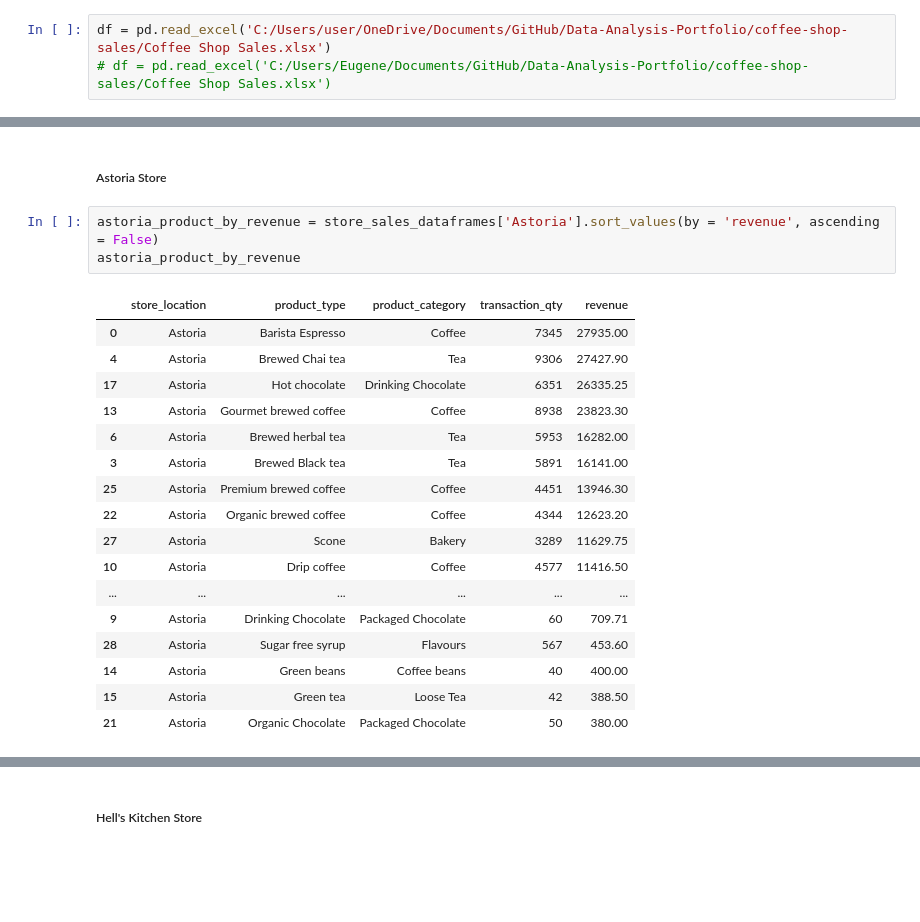
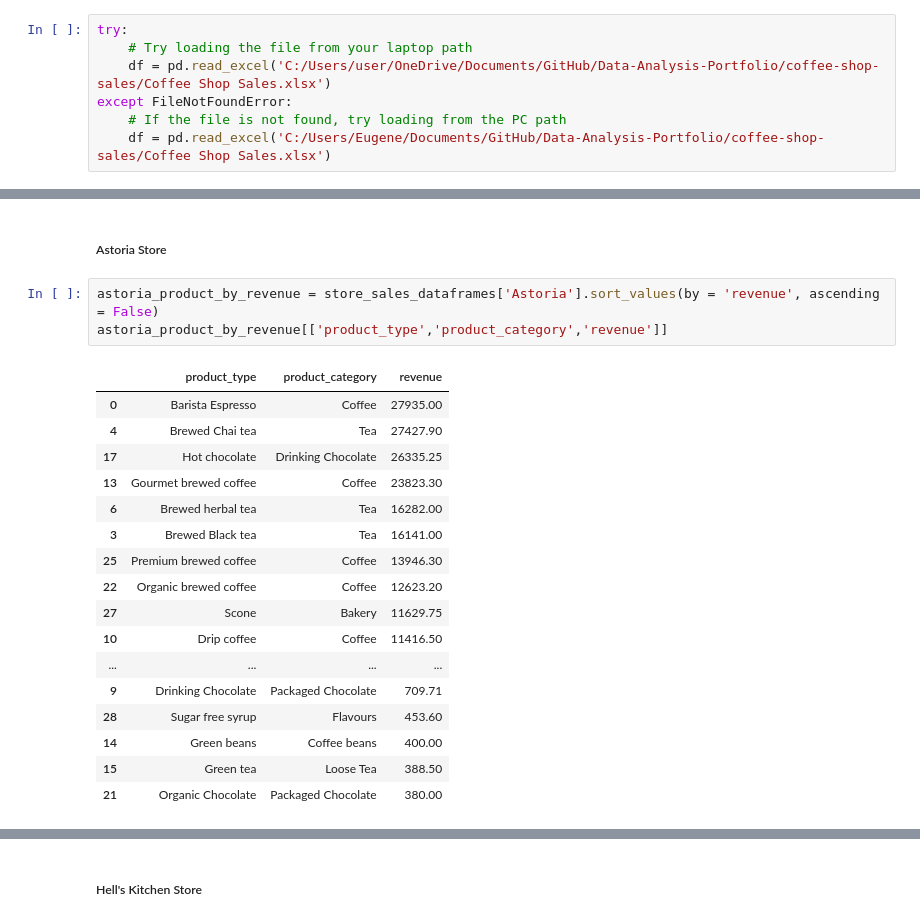
Before and after one commit to JinnOppa/Data-Analysis-Portfolio, a Jupyter notebook: coffee-shop-sales/project2.ipynb, the cells around one changed output, grey strips where cells are left out. Drawn from its saved outputs; the diff is of its cells as text; blank space fills up the shorter version.

```diff
--- a/coffee-shop-sales/project2.ipynb
+++ b/coffee-shop-sales/project2.ipynb
@@ -31,8 +30,12 @@ import warnings
 # %%
 warnings.filterwarnings("ignore", category=FutureWarning)
 # %%
-df = pd.read_excel('C:/Users/user/OneDrive/Documents/GitHub/Data-Analysis-Portfolio/coffee-shop-sales/Coffee Shop Sales.xlsx')
-# df = pd.read_excel('C:/Users/Eugene/Documents/GitHub/Data-Analysis-Portfolio/coffee-shop-sales/Coffee Shop Sales.xlsx')
+try:
+    # Try loading the file from your laptop path
+    df = pd.read_excel('C:/Users/user/OneDrive/Documents/GitHub/Data-Analysis-Portfolio/coffee-shop-sales/Coffee Shop Sales.xlsx')
+except FileNotFoundError:
+    # If the file is not found, try loading from the PC path
+    df = pd.read_excel('C:/Users/Eugene/Documents/GitHub/Data-Analysis-Portfolio/coffee-shop-sales/Coffee Shop Sales.xlsx')
 # %% [markdown]
 ## Initial Exploration
 # %%
@@ -296,24 +283,24 @@ for store in store_product_sales['store_location'].unique():
 ##### Astoria Store
 # %%
 astoria_product_by_revenue = store_sales_dataframes['Astoria'].sort_values(by = 'revenue', ascending = False)
-astoria_product_by_revenue
+astoria_product_by_revenue[['product_type','product_category','revenue']]
 # %% [output]
-|  | store_location | product_type | product_category | transaction_qty | revenue |
-| 0 | Astoria | Barista Espresso | Coffee | 7345 | 27935.00 |
-| 4 | Astoria | Brewed Chai tea | Tea | 9306 | 27427.90 |
-| 17 | Astoria | Hot chocolate | Drinking Chocolate | 6351 | 26335.25 |
-| 13 | Astoria | Gourmet brewed coffee | Coffee | 8938 | 23823.30 |
-| 6 | Astoria | Brewed herbal tea | Tea | 5953 | 16282.00 |
-| 3 | Astoria | Brewed Black tea | Tea | 5891 | 16141.00 |
-| 25 | Astoria | Premium brewed coffee | Coffee | 4451 | 13946.30 |
-| 22 | Astoria | Organic brewed coffee | Coffee | 4344 | 12623.20 |
-| 27 | Astoria | Scone | Bakery | 3289 | 11629.75 |
-| 10 | Astoria | Drip coffee | Coffee | 4577 | 11416.50 |
-| ... | ... | ... | ... | ... | ... |
-| 9 | Astoria | Drinking Chocolate | Packaged Chocolate | 60 | 709.71 |
-| 28 | Astoria | Sugar free syrup | Flavours | 567 | 453.60 |
-| 14 | Astoria | Green beans | Coffee beans | 40 | 400.00 |
-| 15 | Astoria | Green tea | Loose Tea | 42 | 388.50 |
-| 21 | Astoria | Organic Chocolate | Packaged Chocolate | 50 | 380.00 |
+|  | product_type | product_category | revenue |
+| 0 | Barista Espresso | Coffee | 27935.00 |
+| 4 | Brewed Chai tea | Tea | 27427.90 |
+| 17 | Hot chocolate | Drinking Chocolate | 26335.25 |
+| 13 | Gourmet brewed coffee | Coffee | 23823.30 |
+| 6 | Brewed herbal tea | Tea | 16282.00 |
+| 3 | Brewed Black tea | Tea | 16141.00 |
+| 25 | Premium brewed coffee | Coffee | 13946.30 |
+| 22 | Organic brewed coffee | Coffee | 12623.20 |
+| 27 | Scone | Bakery | 11629.75 |
+| 10 | Drip coffee | Coffee | 11416.50 |
+| ... | ... | ... | ... |
+| 9 | Drinking Chocolate | Packaged Chocolate | 709.71 |
+| 28 | Sugar free syrup | Flavours | 453.60 |
+| 14 | Green beans | Coffee beans | 400.00 |
+| 15 | Green tea | Loose Tea | 388.50 |
+| 21 | Organic Chocolate | Packaged Chocolate | 380.00 |
 # %%
 astoria_product_by_quantity = store_sales_dataframes['Astoria'].sort_values(by = 'transaction_qty', ascending = False)
```
Also changed, not shown: parts of 32 cells of this notebook.
